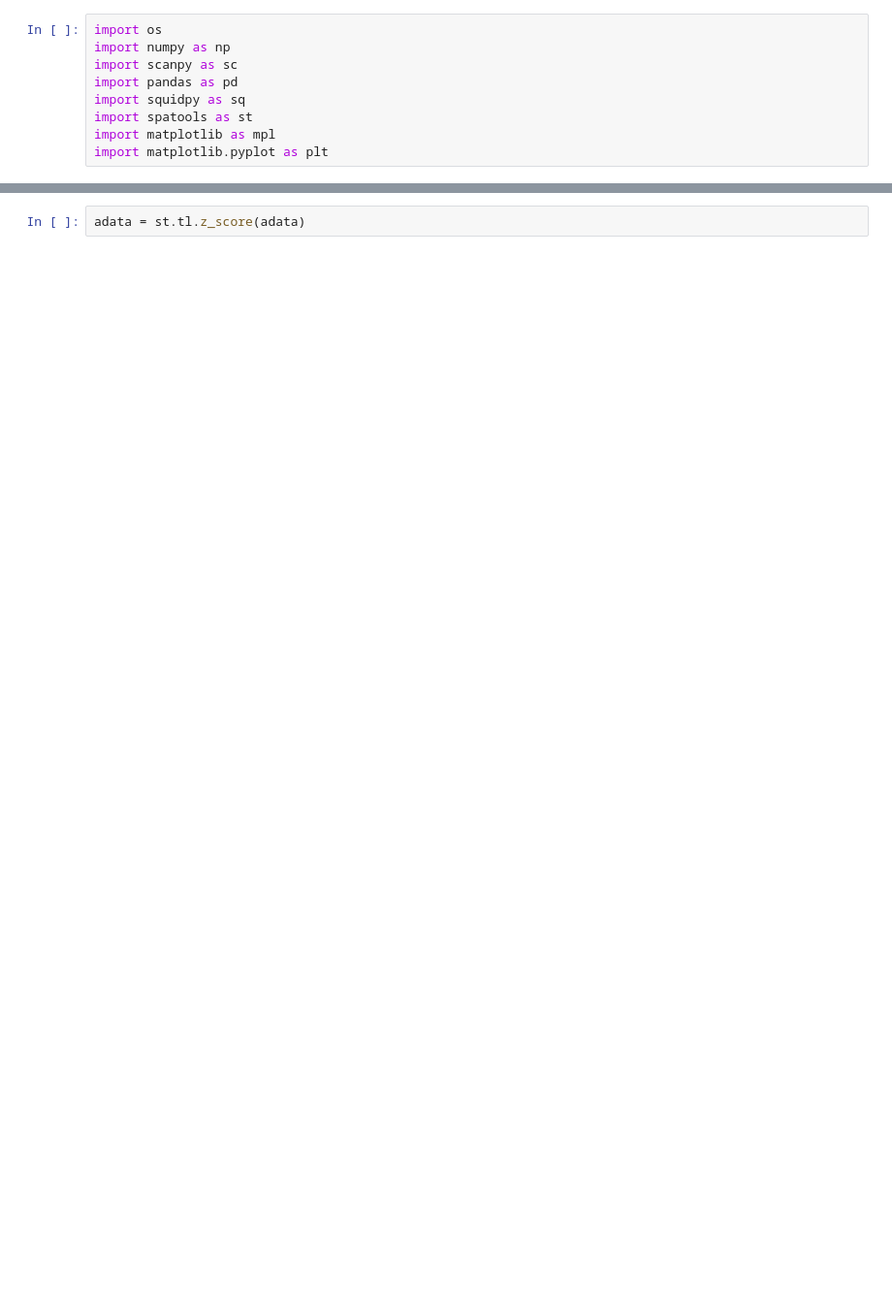
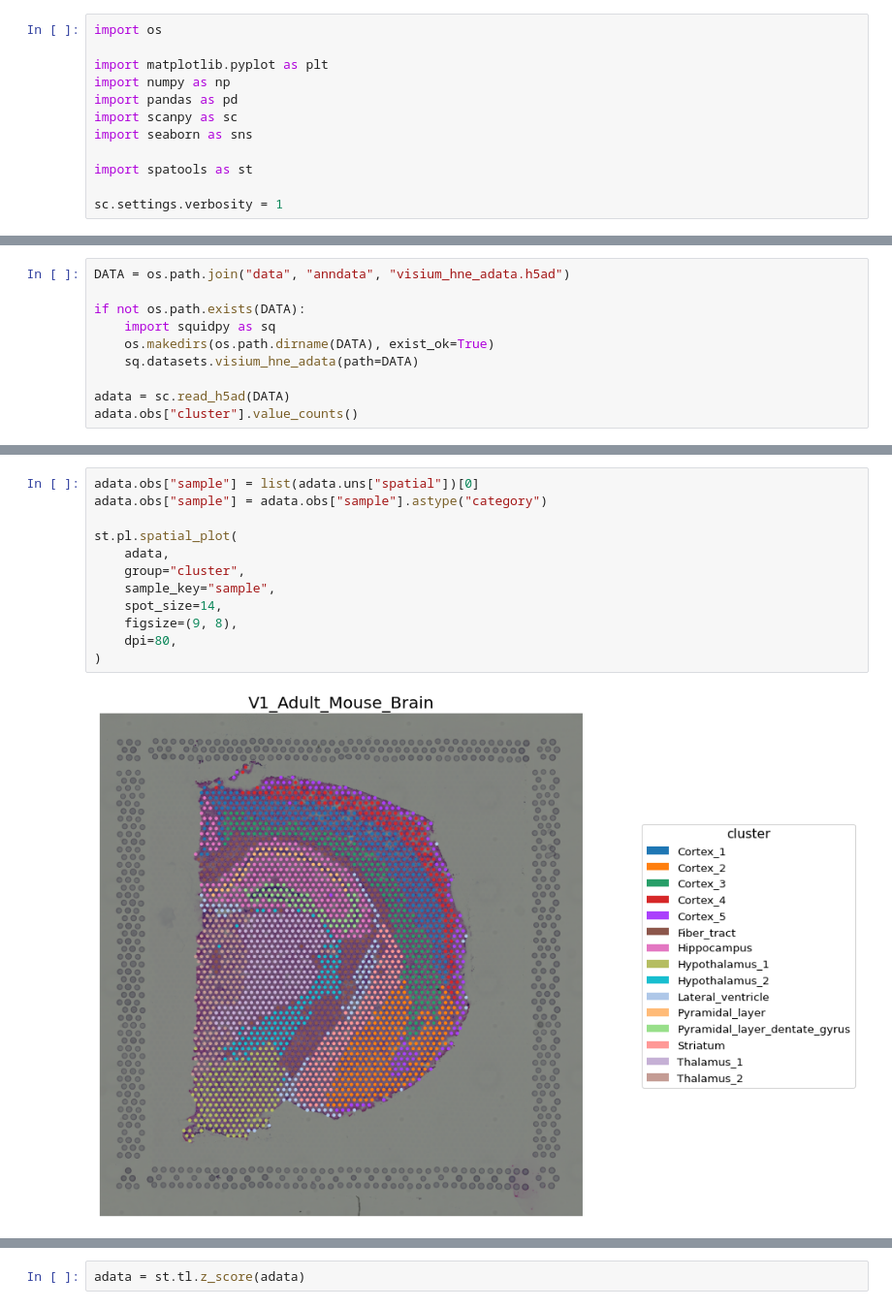
Before and after one commit to pedrovp161/spatools, a Jupyter notebook: Tutorials/clustering_correlation_analysis.ipynb, the cells around one changed output, grey strips where cells are left out. Shown at 97% size. Drawn from its saved outputs; the diff is of its cells as text; blank space fills up the shorter version.

```diff
--- a/Tutorials/clustering_correlation_analysis.ipynb
+++ b/Tutorials/clustering_correlation_analysis.ipynb
@@ -6,9 +20,12 @@
 # %%
 import os
+
+import matplotlib.pyplot as plt
 import numpy as np
+import pandas as pd
 import scanpy as sc
-import pandas as pd
-import squidpy as sq
+import seaborn as sns
+
 import spatools as st
-import matplotlib as mpl
-import matplotlib.pyplot as plt
+
+sc.settings.verbosity = 1
@@ -16,0 +39,10 @@ adata = sq.datasets.visium_hne_adata()
+# %%
+DATA = os.path.join("data", "anndata", "visium_hne_adata.h5ad")
+
+if not os.path.exists(DATA):
+    import squidpy as sq
+    os.makedirs(os.path.dirname(DATA), exist_ok=True)
+    sq.datasets.visium_hne_adata(path=DATA)
+
+adata = sc.read_h5ad(DATA)
+adata.obs["cluster"].value_counts()
@@ -16,0 +67,14 @@ adata = sq.datasets.visium_hne_adata()
+# %%
+adata.obs["sample"] = list(adata.uns["spatial"])[0]
+adata.obs["sample"] = adata.obs["sample"].astype("category")
+
+st.pl.spatial_plot(
+    adata,
+    group="cluster",
+    sample_key="sample",
+    spot_size=14,
+    figsize=(9, 8),
+    dpi=80,
+)
+# %% [output]
+[figure, added]
```
Also changed, not shown: parts of 69 cells of this notebook, 13 other files.
